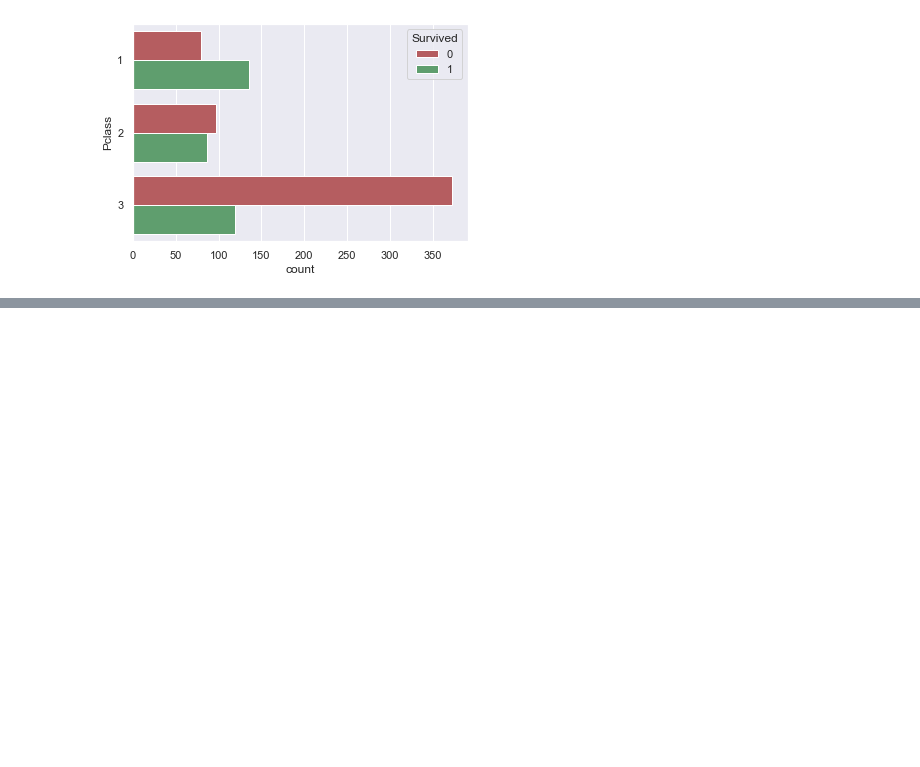
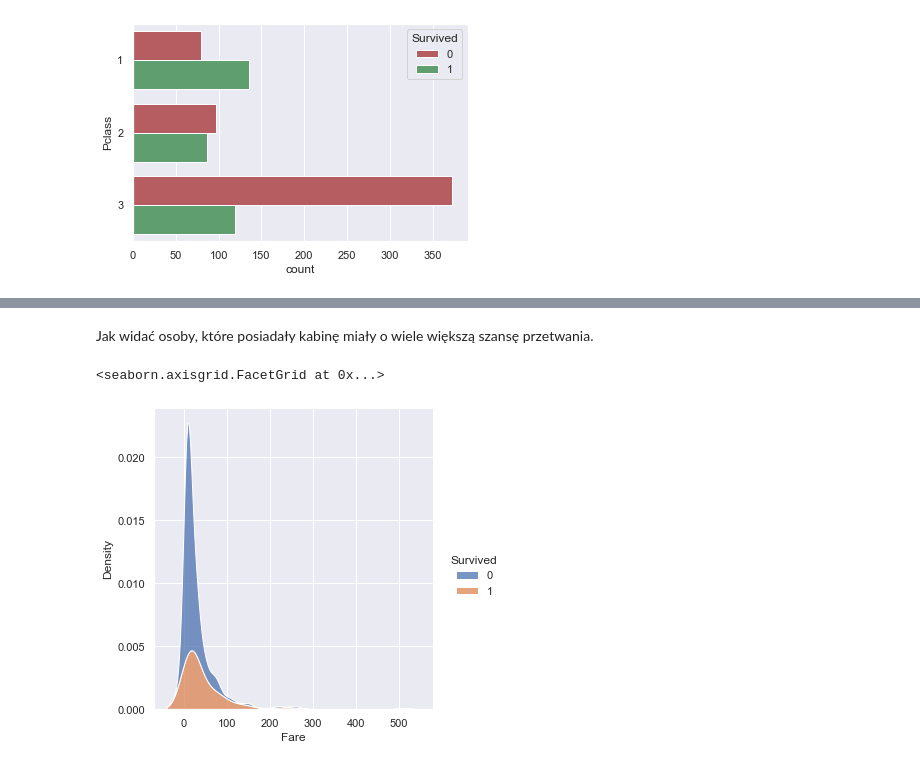
Before and after one commit to JacekJanur/Titanic, a Jupyter notebook: Kaggle_Titanic.ipynb, the cells around one changed output, grey strips where cells are left out. Cells and saved outputs as stored; diff of their text form; code cells hidden in the pictures; blank space fills up the shorter version.

```diff
--- a/Kaggle_Titanic.ipynb
+++ b/Kaggle_Titanic.ipynb
@@ -157,0 +163,7 @@ Jak widzimy powyżej, największy odsetek osób, które przeżyły znajdują si
+# %% [markdown]
+Jak widać osoby, które posiadały kabinę miały o wiele większą szansę przetwania.
+# %%
+sns.displot(train, x="Fare",hue="Survived", kind="kde", multiple="stack")
+# %% [output]
+<seaborn.axisgrid.FacetGrid at 0x...>
+[figure, added]
```
Also changed, not shown: parts of 8 cells of this notebook.
